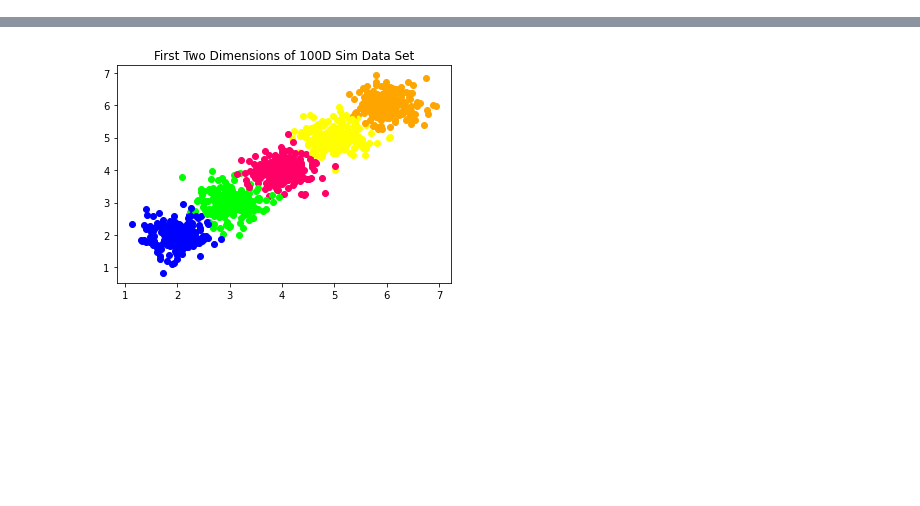
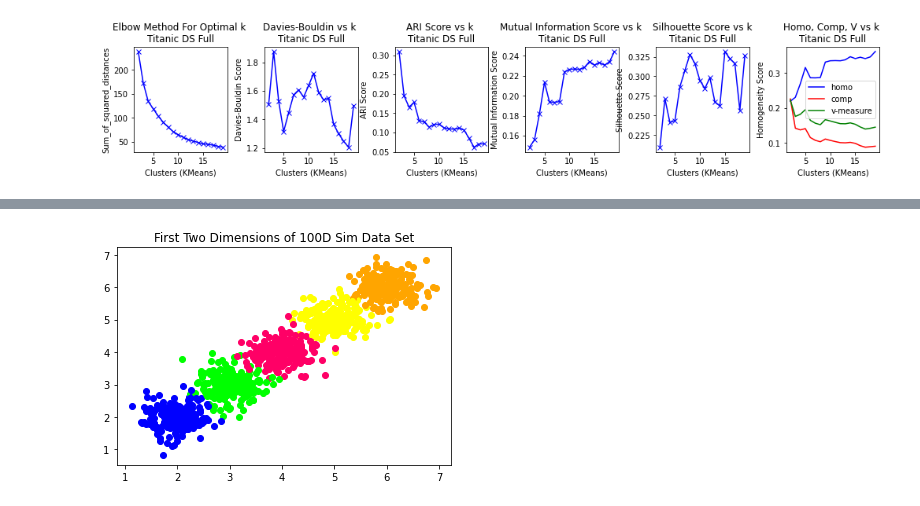
Before and after one commit to swaBid/CS7641, a Jupyter notebook: notebooks/assign3/assign3_K-means.ipynb, the cells around one changed output, grey strips where cells are left out. Drawn from its saved outputs; the diff is of its cells as text; code cells hidden in the pictures; blank space fills up the shorter version.

```diff
--- a/notebooks/assign3/assign3_K-means.ipynb
+++ b/notebooks/assign3/assign3_K-means.ipynb
@@ -69,0 +30,10 @@ scaled_data =mms.transform(X)
+# %%
+test=DataProcess()
+X,y=test.get_data(2) #Titanic
+
+sc=StandardScaler()
+sc.fit(X)
+scaled_data=sc.transform(X)
+test.KmeansOutput(scaled_data,y,"Titanic DS","Full")
+# %% [output]
+[figure, added]
```
Also changed, not shown: parts of 10 cells of this notebook, 4 other files.
